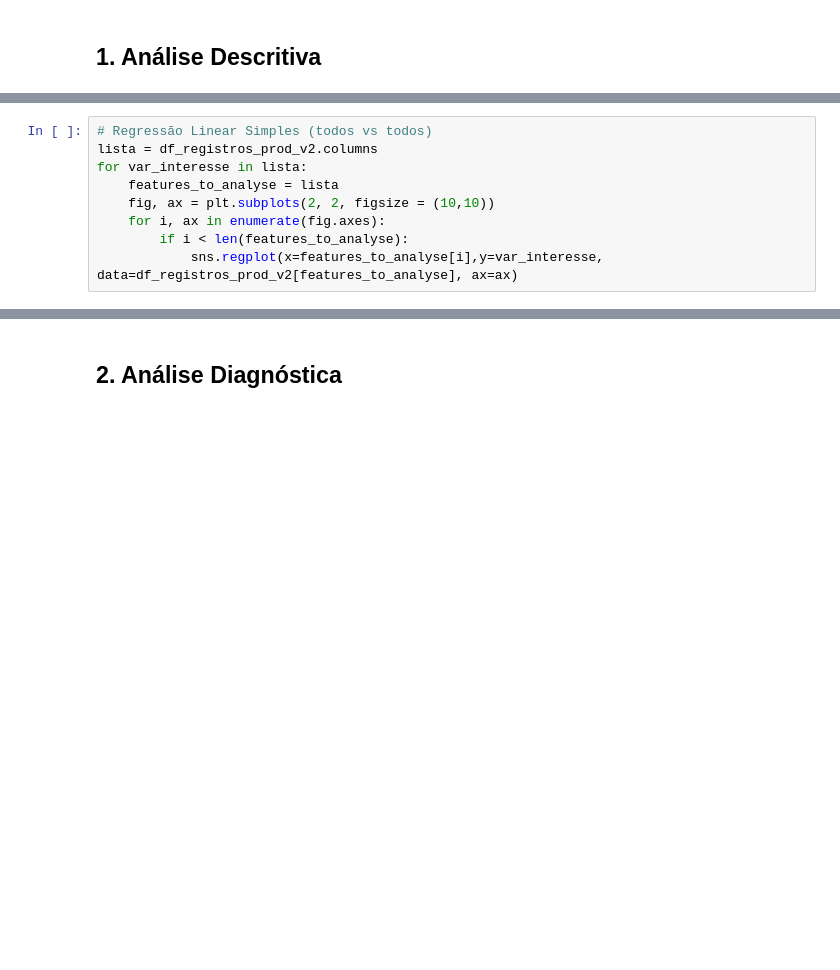
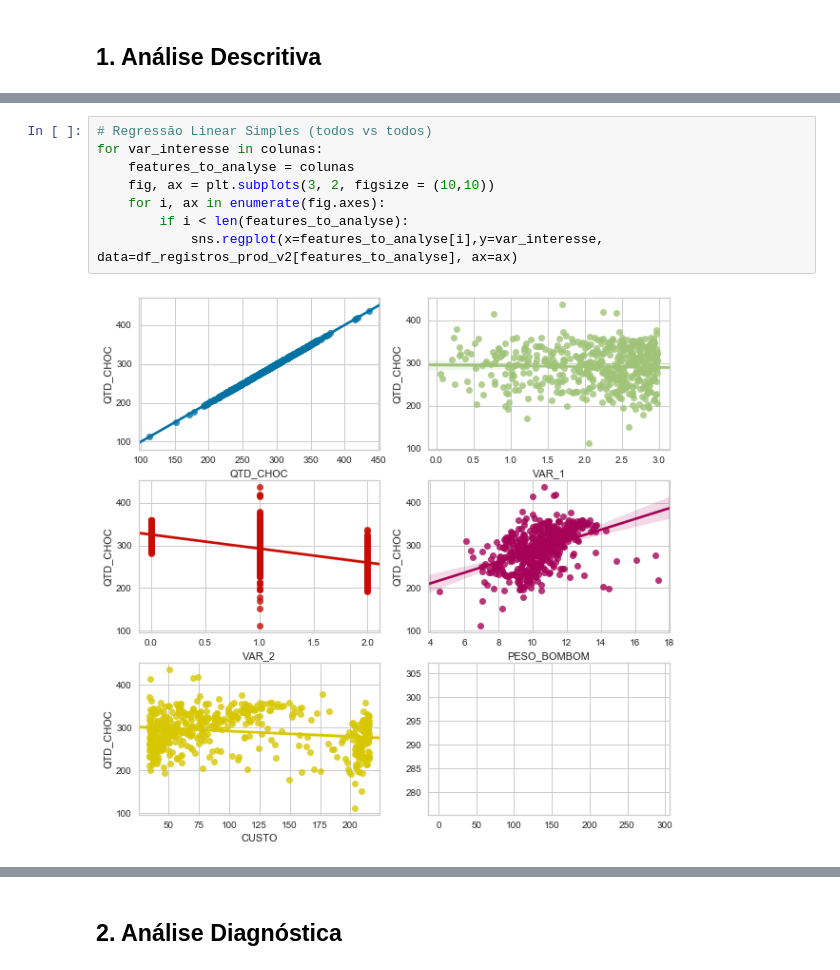
Before and after one commit to maikonabati/poc-chocolate-industry, a Jupyter notebook: code/python/poc-chocolate-industry.ipynb, the cells around one changed output, grey strips where cells are left out. Drawn from its saved outputs; the diff is of its cells as text; blank space fills up the shorter version.

```diff
--- a/code/python/poc-chocolate-industry.ipynb
+++ b/code/python/poc-chocolate-industry.ipynb
@@ -49,9 +173,10 @@ df_registros_prod_v2.hist(bins=30);
 # %%
 # Regressão Linear Simples (todos vs todos)
-lista = df_registros_prod_v2.columns
-for var_interesse in lista:
-    features_to_analyse = lista
-    fig, ax = plt.subplots(2, 2, figsize = (10,10))
+for var_interesse in colunas:
+    features_to_analyse = colunas
+    fig, ax = plt.subplots(3, 2, figsize = (10,10))
     for i, ax in enumerate(fig.axes):
         if i < len(features_to_analyse):
             sns.regplot(x=features_to_analyse[i],y=var_interesse, data=df_registros_prod_v2[features_to_analyse], ax=ax)
+# %% [output]
+[figure, added]
```
Also changed, not shown: parts of 24 cells of this notebook.
